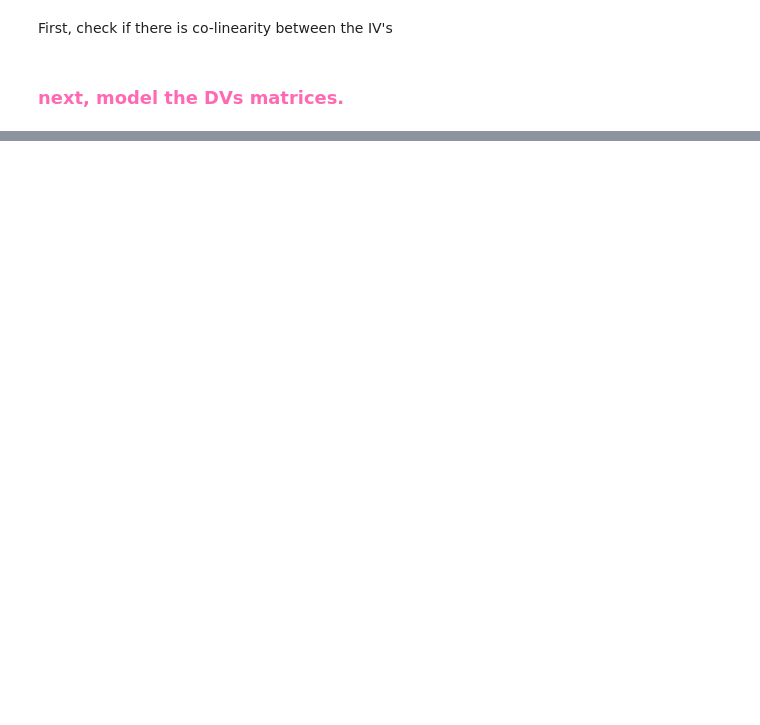
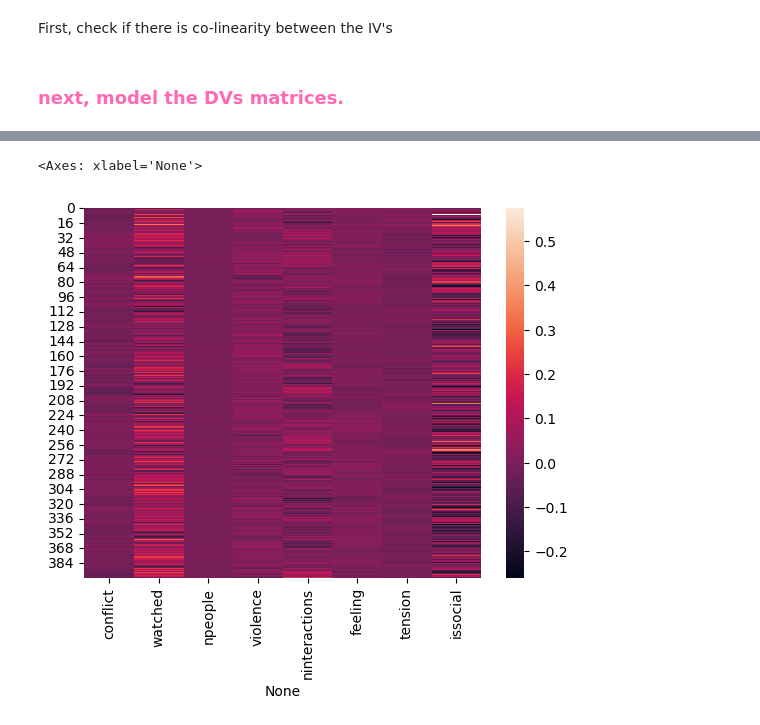
Before and after one commit to lindseytepfer/nndb_rsa, a Jupyter notebook: analyses/neural_analysis.ipynb, the cells around one changed output, grey strips where cells are left out. Cells and saved outputs as stored; diff of their text form; code cells hidden in the pictures; blank space fills up the shorter version.

Commit message:
Multilevel modeling

```diff
--- a/analyses/neural_analysis.ipynb
+++ b/analyses/neural_analysis.ipynb
@@ -245,4 +264,45 @@ that we can then use a sign-flipping permutation test and then correct for mult.
+# %%
+derivatives = "/Users/f004p74/Documents/dartmouth/projects/NNDb/derivatives/"
+
+sub_list = os.listdir(derivatives)
+sub_list = [x for x in sub_list if 'sub' in x] #remove hidden files
 # %%
+bof = []
 
-for s in sub_list[0:1]:
+for s in sub_list:
     spath = derivatives+s
+    bof.append(pd.read_csv(spath+'/results.csv'))
+
+results = pd.concat(bof)
+results.reset_index(inplace=True, drop=True)
+results.drop(['Unnamed: 0'],inplace=True, axis=1)
+results.to_csv(derivatives+"/complete_betas.csv")
+# %%
+#takes 10 minutes!
+out = pd.DataFrame(columns=[['conflict', 'watched', 'npeople', 'violence', 'ninteractions', 'feeling', 'tension', 'issocial']])
+
+for i in range(400):
+    parcel = results.loc[results.parcel == i]
+
+    model1 = smf.mixedlm('conflict ~ 1', parcel, groups=parcel["movie"])
+    model2 = smf.mixedlm('watched ~ 1', parcel, groups=parcel["movie"])
+    model3 = smf.mixedlm('npeople ~ 1', parcel, groups=parcel["movie"])
+    model4 = smf.mixedlm('violence ~ 1', parcel, groups=parcel["movie"])
+    model5 = smf.mixedlm('ninteractions ~ 1', parcel, groups=parcel["movie"])
+    model6 = smf.mixedlm('feeling ~ 1', parcel, groups=parcel["movie"])
+    model7 = smf.mixedlm('tension ~ 1', parcel, groups=parcel["movie"])
+    model8 = smf.mixedlm('issocial ~ 1', parcel, groups=parcel["movie"])
+
+    mdf1 = model1.fit()
+    mdf2 = model2.fit()
+    mdf3 = model3.fit()
+    mdf4 = model4.fit()
+    mdf5 = model5.fit()
+    mdf6 = model6.fit()
+    mdf7 = model7.fit()
+    mdf8 = model8.fit()
+
+    params = [mdf1.params[0], mdf2.params[0], mdf3.params[0], mdf4.params[0],
+     mdf5.params[0], mdf6.params[0], mdf7.params[0], mdf8.params[0]]
+
+    out.loc[len(out)] = params
@@ -248,0 +313,5 @@ for s in sub_list[0:1]:
+# %%
+sns.heatmap(out)
+# %% [output]
+<Axes: xlabel='None'>
+[figure, added]
```
Also changed, not shown: parts of 6 cells of this notebook.
